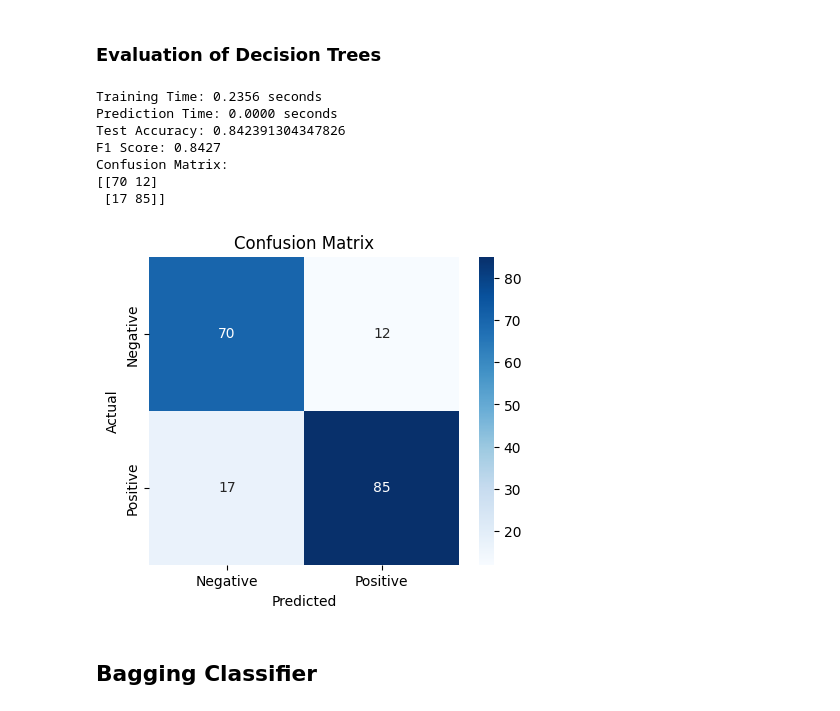
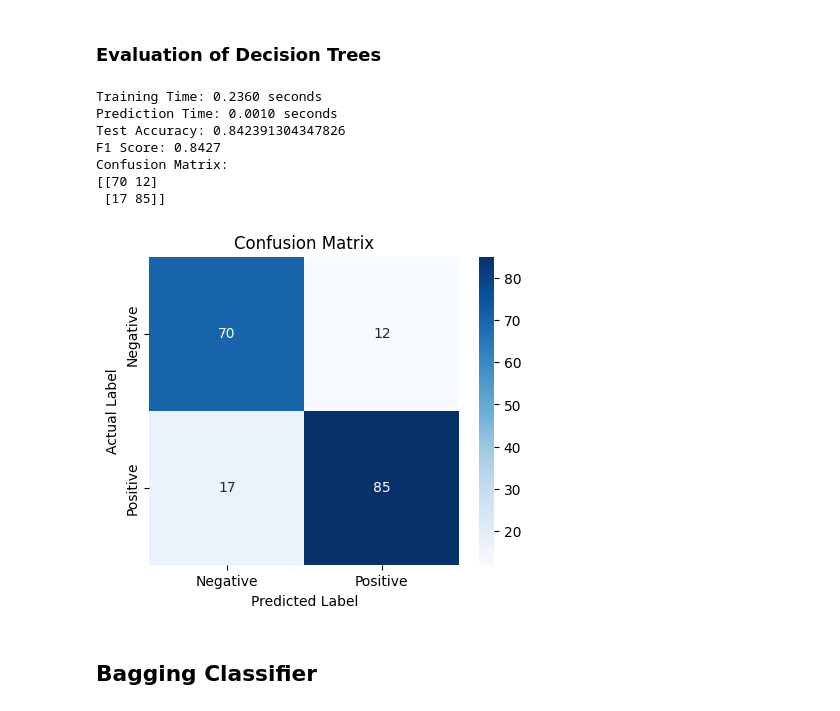
Before and after one commit to MostafaElKaranshawy/Heart_Failure_Classification_Problem, a Jupyter notebook: main.ipynb, the cells around one changed output. Cells and saved outputs as stored; diff of their text form; code cells hidden in the pictures.

```diff
--- a/main.ipynb
+++ b/main.ipynb
@@ -305,38 +305,38 @@ start_time = time.time()
 test_pred = tree.predict(x_test)
 prediction_time = time.time() - start_time
 test_acc = tree.accuracy(test_pred, y_test)
 
 print(f"Training Time: {training_time:.4f} seconds")
 print(f"Prediction Time: {prediction_time:.4f} seconds")
 
 print(f"Test Accuracy: {test_acc}")
 
 f1 = f1_score(y_test, test_pred, average='weighted')
 print(f"F1 Score: {f1:.4f}")
 cm = confusion_matrix(y_test, test_pred)
 
 print("Confusion Matrix:")
 print(cm)
 
 
 
 plt.figure(figsize=(5, 4))
 sns.heatmap(cm, annot=True, fmt="d", cmap="Blues", xticklabels=["Negative", "Positive"], yticklabels=["Negative", "Positive"])
-plt.xlabel("Predicted")
-plt.ylabel("Actual")
+plt.xlabel("Predicted Label")
+plt.ylabel("Actual Label")
 plt.title("Confusion Matrix")
 plt.show()
 
 # print(classification_report(y_test, test_pred))
 # %% [output]
-Training Time: 0.2356 seconds
-Prediction Time: 0.0000 seconds
+Training Time: 0.2360 seconds
+Prediction Time: 0.0010 seconds
 Test Accuracy: 0.842391304347826
 F1 Score: 0.8427
 Confusion Matrix:
 [[70 12]
  [17 85]]
-[figure, old version]
+[figure, new version]
 # %% [markdown]
 ## Bagging Classifier
 # %%
```
Also changed, not shown: parts of 10 cells of this notebook, 1 other file.
